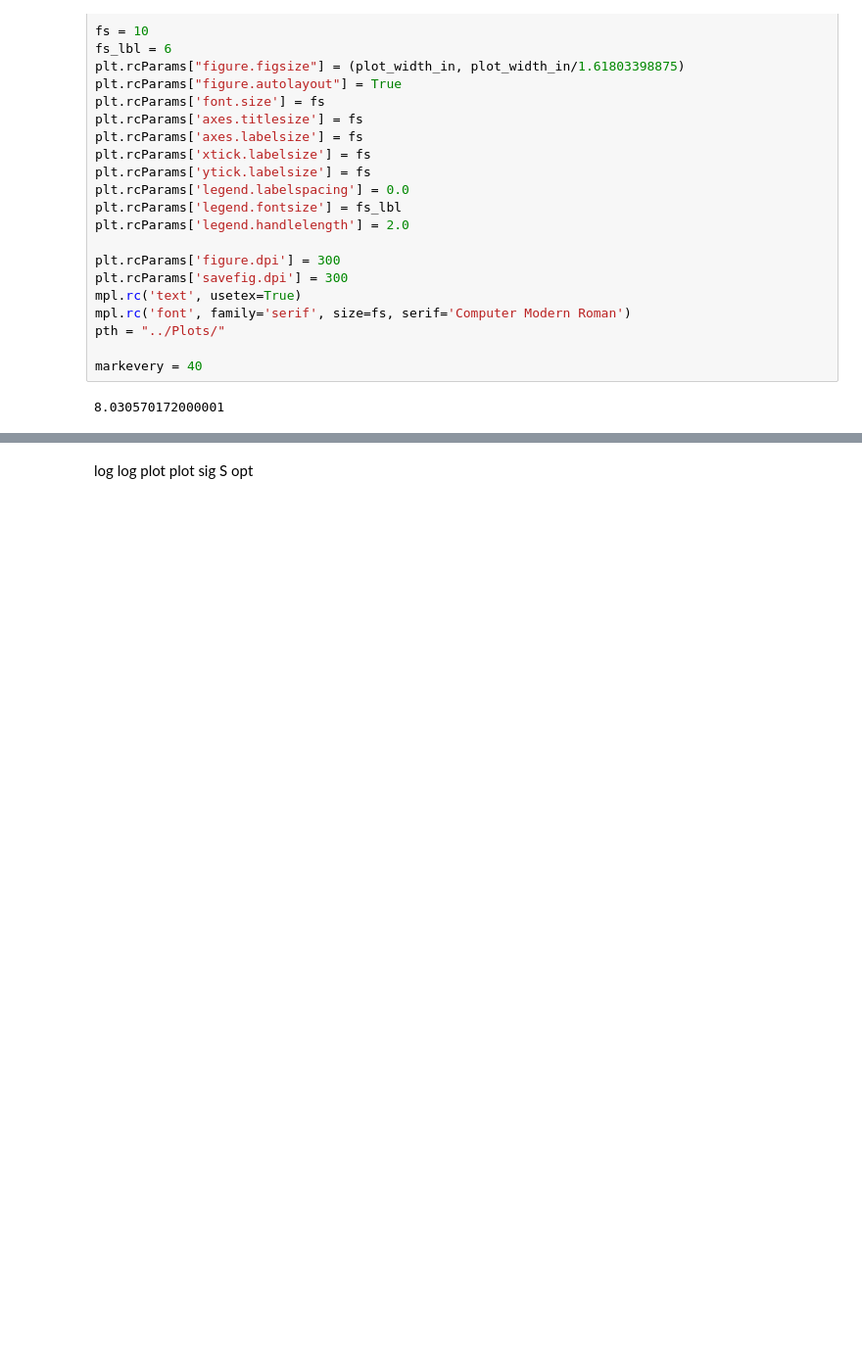
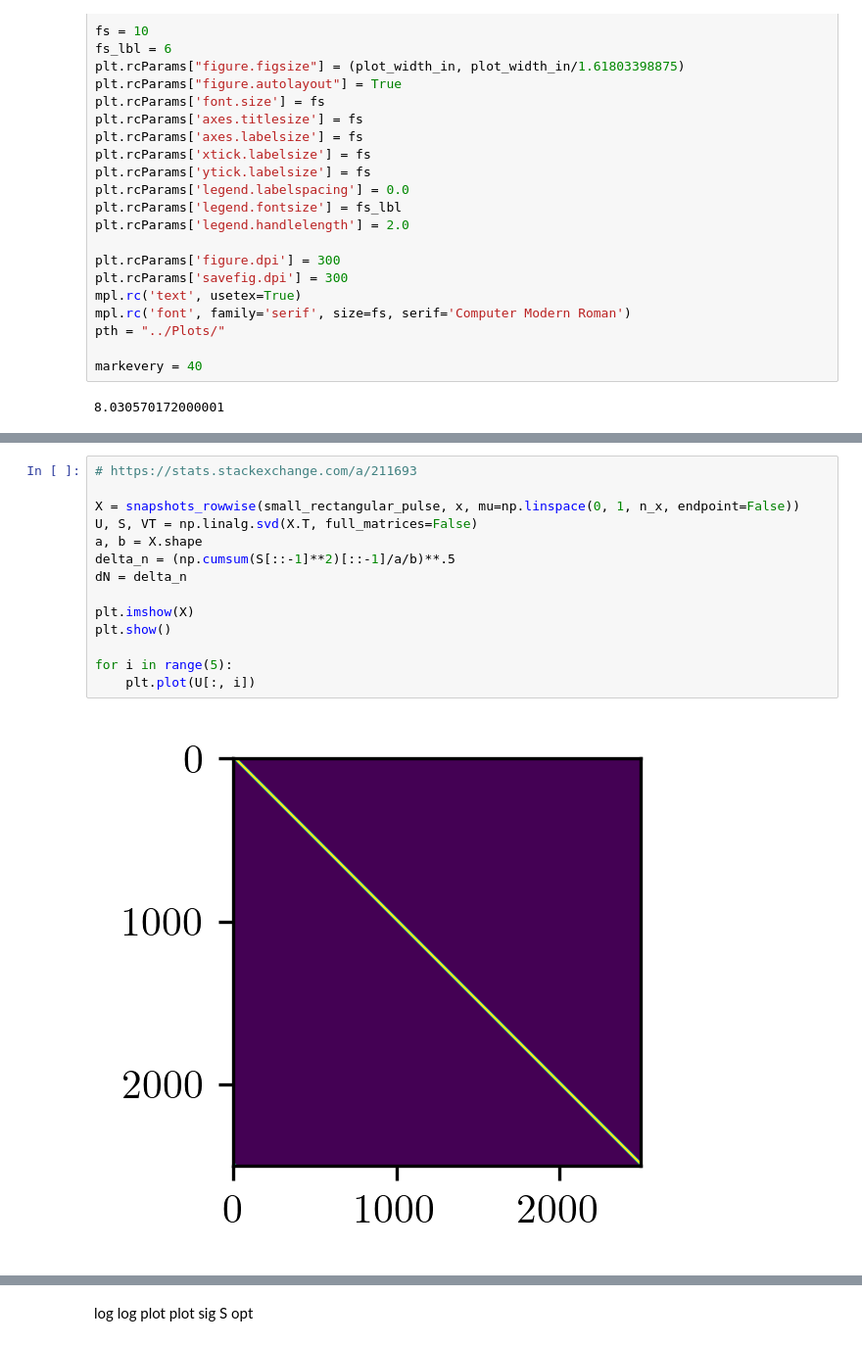
Before and after one commit to flabowski/POD-ROM-and-gaussian-convolution, a Jupyter notebook: notebooks/8_error_decay_sROM.ipynb, the cells around one changed output, grey strips where cells are left out. Shown at 98% size. Saved outputs shown, nothing was run; the diff lists cells and outputs as text; blank space fills up the shorter version.

```diff
--- a/notebooks/8_error_decay_sROM.ipynb
+++ b/notebooks/8_error_decay_sROM.ipynb
@@ -85,0 +90,16 @@ plt.xlim(.1, .2)
+# %%
+# https://stats.stackexchange.com/a/211693
+
+X = snapshots_rowwise(small_rectangular_pulse, x, mu=np.linspace(0, 1, n_x, endpoint=False))
+U, S, VT = np.linalg.svd(X.T, full_matrices=False)
+a, b = X.shape
+delta_n = (np.cumsum(S[::-1]**2)[::-1]/a/b)**.5
+dN = delta_n
+
+plt.imshow(X)
+plt.show()
+
+for i in range(5):
+    plt.plot(U[:, i])
+# %% [output]
+[figure, added]
```
Also changed, not shown: parts of 18 cells of this notebook.
